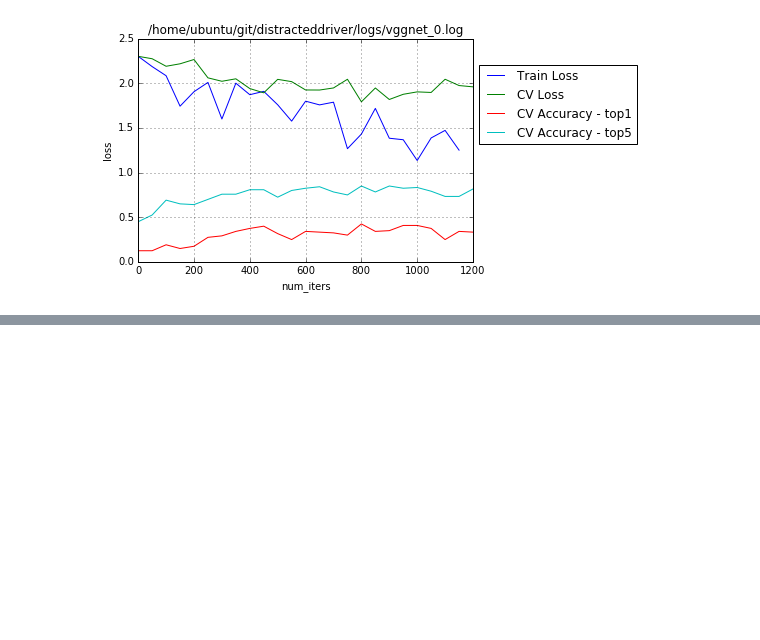
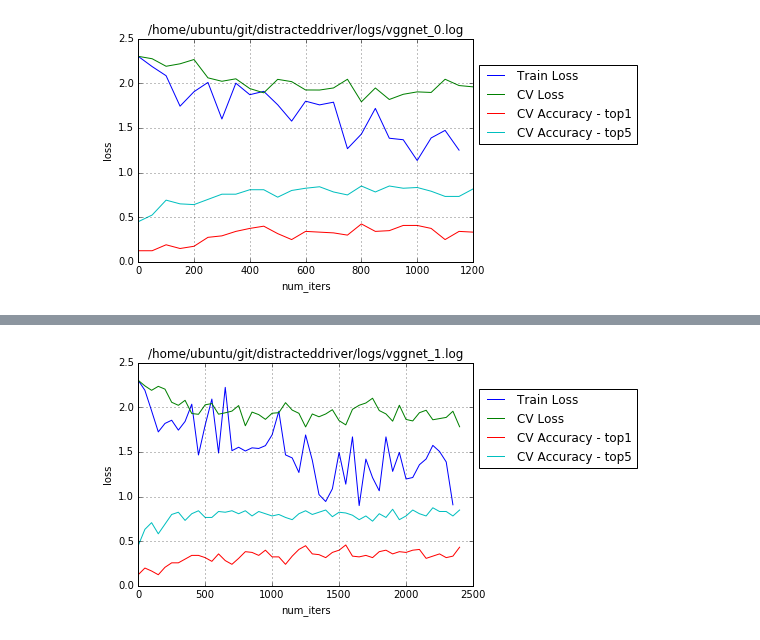
Before and after one commit to sshman/distracteddriver, a Jupyter notebook: nbooks/report.ipynb, the cells around one changed output, grey strips where cells are left out. Cells and saved outputs as stored; diff of their text form; code cells hidden in the pictures; blank space fills up the shorter version.

```diff
--- a/nbooks/report.ipynb
+++ b/nbooks/report.ipynb
@@ -190,0 +203,3 @@ CV loss: 1.9606 CV accuracy: 0.333333
+# %%
+plot_log_vggnet('/home/ubuntu/git/distracteddriver/logs/vggnet_1.log')
+# %% [output]
@@ -190,0 +208 @@ CV loss: 1.9606 CV accuracy: 0.333333
+[figure, added]
```
Also changed, not shown: parts of 8 cells of this notebook.
